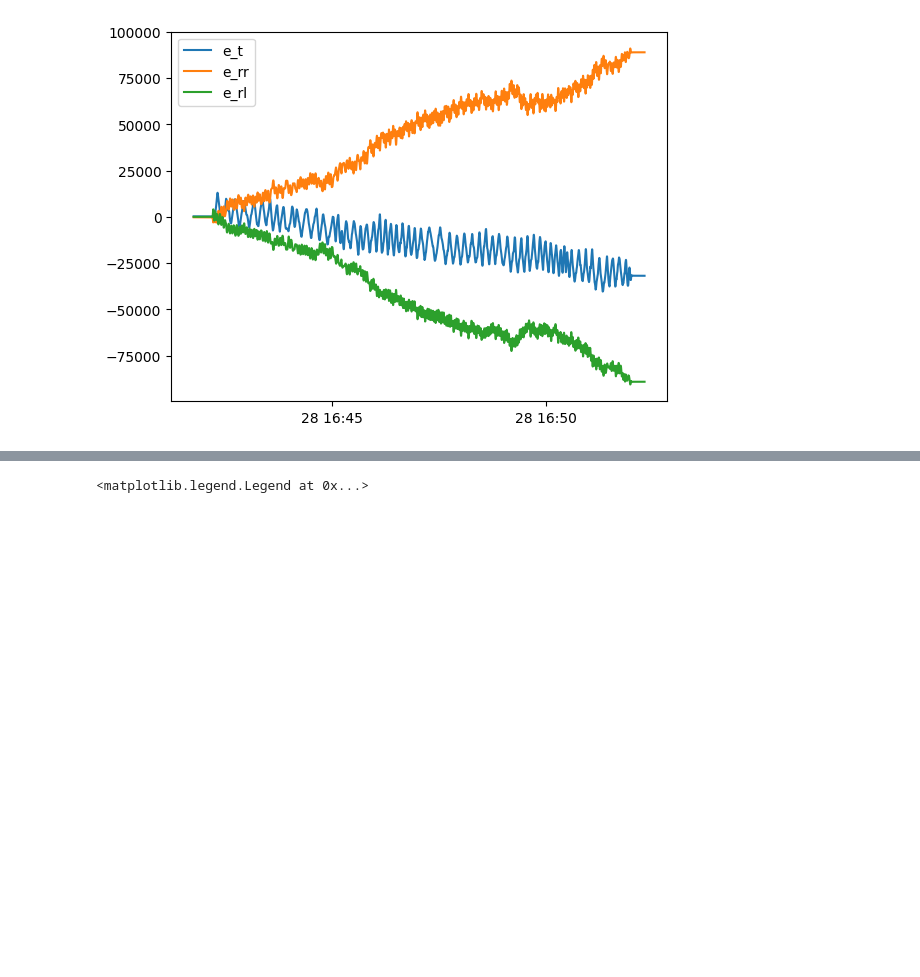
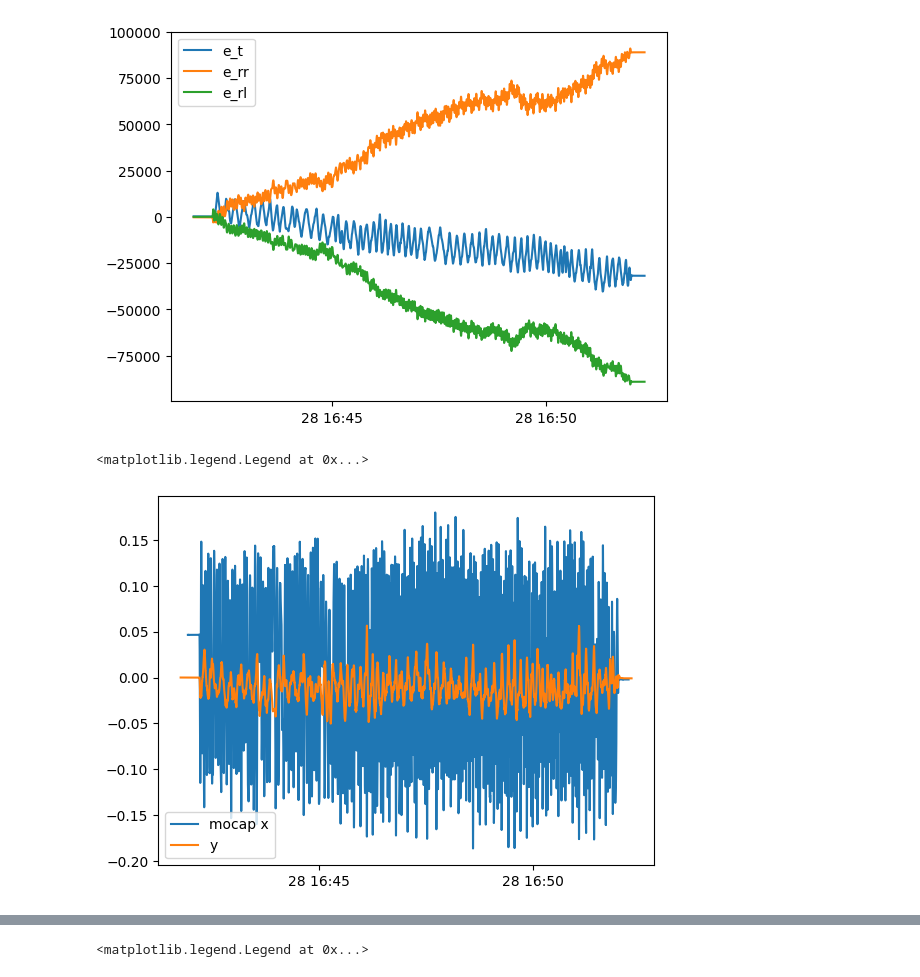
Before and after one commit to SujithChristopher/armbo_preliminary_work, a Jupyter notebook: simulation/ipy_notebooks/omniwheel_err_min.ipynb, the cells around one changed output, grey strips where cells are left out. Cells and saved outputs as stored; diff of their text form; code cells hidden in the pictures; blank space fills up the shorter version.

```diff
--- a/simulation/ipy_notebooks/omniwheel_err_min.ipynb
+++ b/simulation/ipy_notebooks/omniwheel_err_min.ipynb
@@ -84,10 +84,13 @@ _mocap_df, st_time = read_rigid_body_csv(os.path.join(_base_pth, _folder_name.sp
 _mocap_df = add_datetime_col(_mocap_df, st_time, "seconds")
 # %%
 # plt.plot(_mocap_df.m2_x, label="x")
-# plt.plot(_mocap_df["time"], _mocap_df[_om["z"]], label="mocap x")
+plt.plot(_mocap_df["time"], _mocap_df[_om["z"]], label="mocap x")
 plt.plot(df["time"], df["y_val"], label="y")
 
 # plt.plot(df["w"], label="theta")
 plt.legend()
+# %% [output]
+<matplotlib.legend.Legend at 0x...>
+[figure, added]
 # %%
 # plt.plot(_mocap_df.m2_x, label="x")
```
Also changed, not shown: parts of 2 cells of this notebook.
